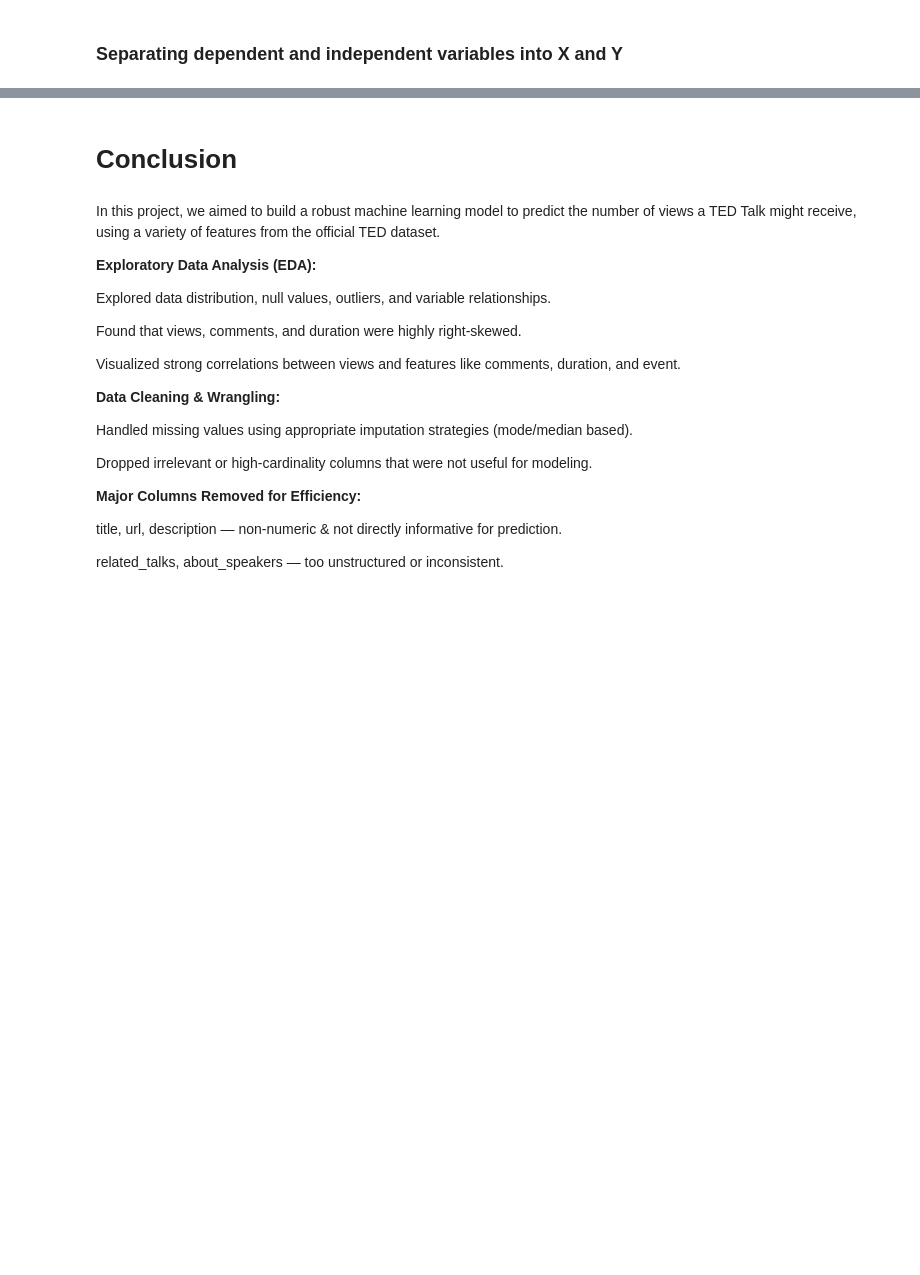
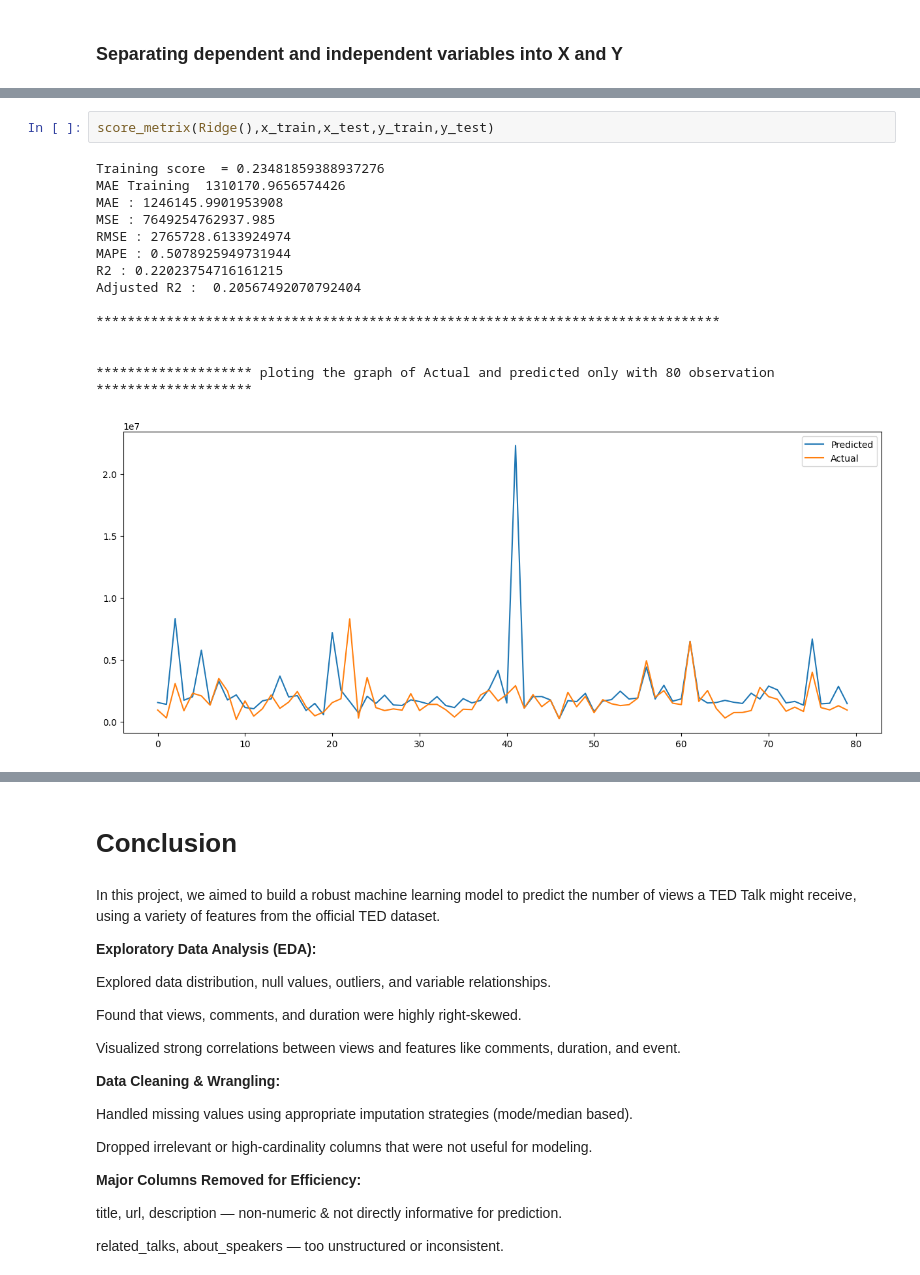
Before and after one commit to drishtigoel083/TedTalksPredictionModel, a Jupyter notebook: Ted_Talk_Views_Prediction.ipynb, the cells around one changed output, grey strips where cells are left out. Saved outputs shown, nothing was run; the diff lists cells and outputs as text; blank space fills up the shorter version.

```diff
--- a/Ted_Talk_Views_Prediction.ipynb
+++ b/Ted_Talk_Views_Prediction.ipynb
@@ -1117,0 +953,17 @@ Suitable for both regression and classification tasks.
+# %%
+score_metrix(Ridge(),x_train,x_test,y_train,y_test)
+# %% [output]
+Training score  = 0.23481859388937276
+MAE Training  1310170.9656574426
+MAE : 1246145.9901953908
+MSE : 7649254762937.985
+RMSE : 2765728.6133924974
+MAPE : 0.5078925949731944
+R2 : 0.22023754716161215
+Adjusted R2 :  0.20567492070792404
+
+********************************************************************************
+
+
+******************** ploting the graph of Actual and predicted only with 80 observation ********************
+[figure, added]
```
Also changed, not shown: parts of 71 cells of this notebook.
